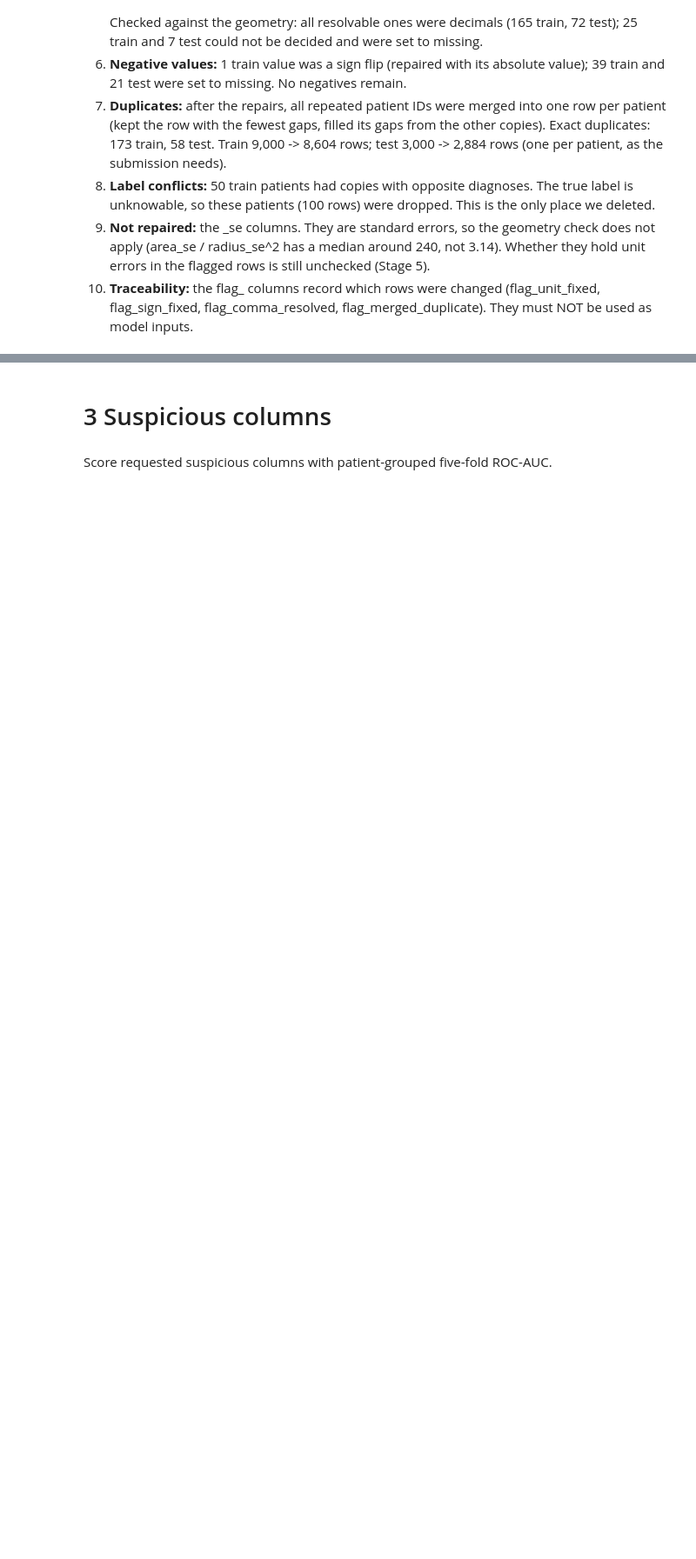
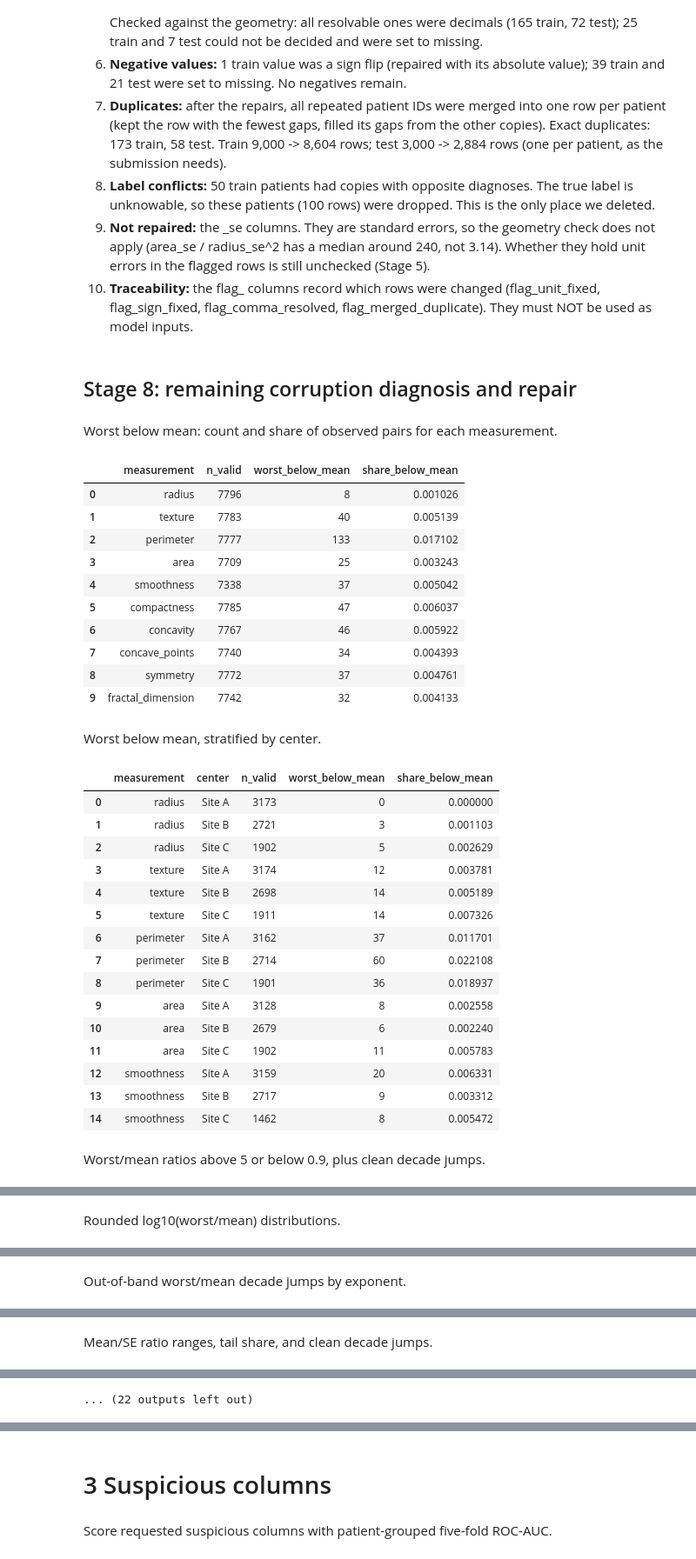
Before and after one commit to JHT127/pink-ai-hackathon, a Jupyter notebook: notebooks/main.ipynb, the cells around one changed output, grey strips where cells are left out. Shown at 87% size. Drawn from its saved outputs; the diff is of its cells as text; code cells hidden in the pictures; blank space fills up the shorter version.

Commit message:
Stage 8: scale and offset repairs, confident-mistake analysis

```diff
--- a/notebooks/main.ipynb
+++ b/notebooks/main.ipynb
@@ -636,3 +636,77 @@ Structural problems (relationships between columns), repaired rather than delete
 8. **Label conflicts:** 50 train patients had copies with opposite diagnoses. The true label is unknowable, so these patients (100 rows) were dropped. This is the only place we deleted.
 9. **Not repaired:** the _se columns. They are standard errors, so the geometry check does not apply (area_se / radius_se^2 has a median around 240, not 3.14). Whether they hold unit errors in the flagged rows is still unchecked (Stage 5).
 10. **Traceability:** the flag_ columns record which rows were changed (flag_unit_fixed, flag_sign_fixed, flag_comma_resolved, flag_merged_duplicate). They must NOT be used as model inputs.
+# %% [markdown]
+## Stage 8: remaining corruption diagnosis and repair
+# %%
+import importlib
+
+import src.repair2
+
+importlib.reload(src.repair2)
+from src.repair2 import confident_oof_mistakes, diagnose_stage8
+from src.repair import MEASUREMENTS
+from src.config import CLEAN_DIR
+
+train_stage4 = pd.read_csv(CLEAN_DIR / "train_stage4.csv", parse_dates=["exam_date"])
+stage8_diagnostics = diagnose_stage8(train_stage4)
+
+for table_name, caption in (
+    ("worst_mean", "Worst below mean: count and share of observed pairs for each measurement."),
+    ("worst_mean_by_center", "Worst below mean, stratified by center."),
+    ("worst_mean_ratio_summary", "Worst/mean ratios above 5 or below 0.9, plus clean decade jumps."),
+    ("worst_mean_ratio_distribution", "Rounded log10(worst/mean) distributions."),
+    ("worst_mean_decade_jumps", "Out-of-band worst/mean decade jumps by exponent."),
+    ("mean_se_ratio_summary", "Mean/SE ratio ranges, tail share, and clean decade jumps."),
+    ("mean_se_ratio_distribution", "Rounded log10(mean/SE) distributions."),
+    ("mean_se_decade_jumps", "Out-of-band mean/SE decade jumps by exponent."),
+    ("by_center", "Measurement median and IQR by center."),
+    ("by_quarter", "Measurement median and IQR by exam quarter."),
+    ("center_scale_findings", "Center-specific clean-decade scale findings."),
+    ("center_offset_findings", "Center-specific clean-decade offset findings."),
+    ("quarter_scale_findings", "Quarter-specific clean-decade scale findings."),
+    ("quarter_offset_findings", "Quarter-specific clean-decade offset findings."),
+):
+    display(Markdown(caption))
+    display(stage8_diagnostics[table_name].head(15))
+
+stage8_mistakes, stage8_mistakes_by_center, stage8_mistakes_by_unit_flag = confident_oof_mistakes(train_stage4)
+print(f"Confident base-HGB OOF mistakes shown: {len(stage8_mistakes)}")
+mean_columns = [f"{measurement}_mean" for measurement in MEASUREMENTS]
+mistake_columns = ["patient_id", "center", "y", "probability", "n_missing", "flag_unit_fixed", *mean_columns]
+display(stage8_mistakes[mistake_columns])
+display(Markdown("Confident mistake counts and shares by center."))
+display(stage8_mistakes_by_center)
+display(Markdown("Confident mistake counts and shares by flag_unit_fixed."))
+display(stage8_mistakes_by_unit_flag)
+# %% [output]
+Worst below mean: count and share of observed pairs for each measurement.
+|  | measurement | n_valid | worst_below_mean | share_below_mean |
+| 0 | radius | 7796 | 8 | 0.001026 |
+| 1 | texture | 7783 | 40 | 0.005139 |
+| 2 | perimeter | 7777 | 133 | 0.017102 |
+| 3 | area | 7709 | 25 | 0.003243 |
+| 4 | smoothness | 7338 | 37 | 0.005042 |
+| 5 | compactness | 7785 | 47 | 0.006037 |
+| 6 | concavity | 7767 | 46 | 0.005922 |
+| 7 | concave_points | 7740 | 34 | 0.004393 |
+| 8 | symmetry | 7772 | 37 | 0.004761 |
+| 9 | fractal_dimension | 7742 | 32 | 0.004133 |
+Worst below mean, stratified by center.
+|  | measurement | center | n_valid | worst_below_mean | share_below_mean |
+| 0 | radius | Site A | 3173 | 0 | 0.000000 |
+| 1 | radius | Site B | 2721 | 3 | 0.001103 |
+| 2 | radius | Site C | 1902 | 5 | 0.002629 |
+| 3 | texture | Site A | 3174 | 12 | 0.003781 |
+| 4 | texture | Site B | 2698 | 14 | 0.005189 |
+| 5 | texture | Site C | 1911 | 14 | 0.007326 |
+| 6 | perimeter | Site A | 3162 | 37 | 0.011701 |
+| 7 | perimeter | Site B | 2714 | 60 | 0.022108 |
+| 8 | perimeter | Site C | 1901 | 36 | 0.018937 |
+| 9 | area | Site A | 3128 | 8 | 0.002558 |
+| 10 | area | Site B | 2679 | 6 | 0.002240 |
+| 11 | area | Site C | 1902 | 11 | 0.005783 |
+| 12 | smoothness | Site A | 3159 | 20 | 0.006331 |
+| 13 | smoothness | Site B | 2717 | 9 | 0.003312 |
+| 14 | smoothness | Site C | 1462 | 8 | 0.005472 |
+Worst/mean ratios above 5 or below 0.9, plus clean decade jumps.
@@ -638,0 +724 @@ Structural problems (relationships between columns), repaired rather than delete
+Rounded log10(worst/mean) distributions.
@@ -638,0 +741 @@ Structural problems (relationships between columns), repaired rather than delete
+Out-of-band worst/mean decade jumps by exponent.
@@ -638,0 +758 @@ Structural problems (relationships between columns), repaired rather than delete
+Mean/SE ratio ranges, tail share, and clean decade jumps.
@@ -638,0 +770 @@ Structural problems (relationships between columns), repaired rather than delete
+... (22 outputs left out)
```
Also changed, not shown: parts of 4 cells of this notebook, 4 other files.
